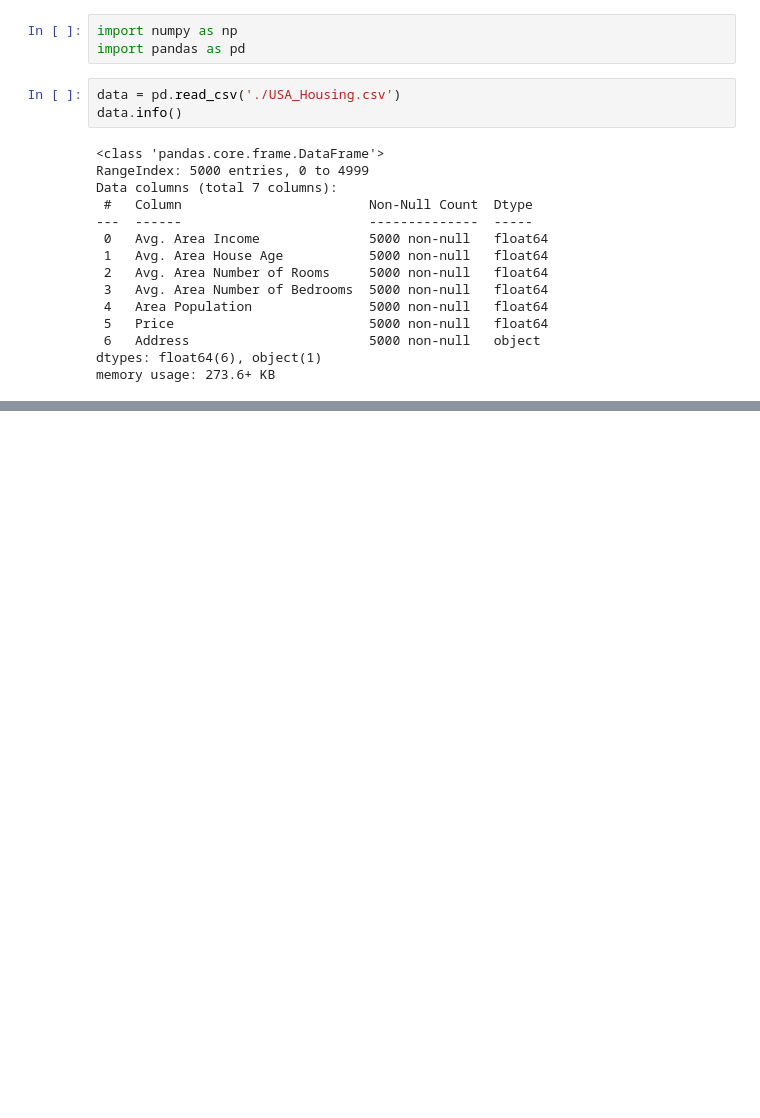
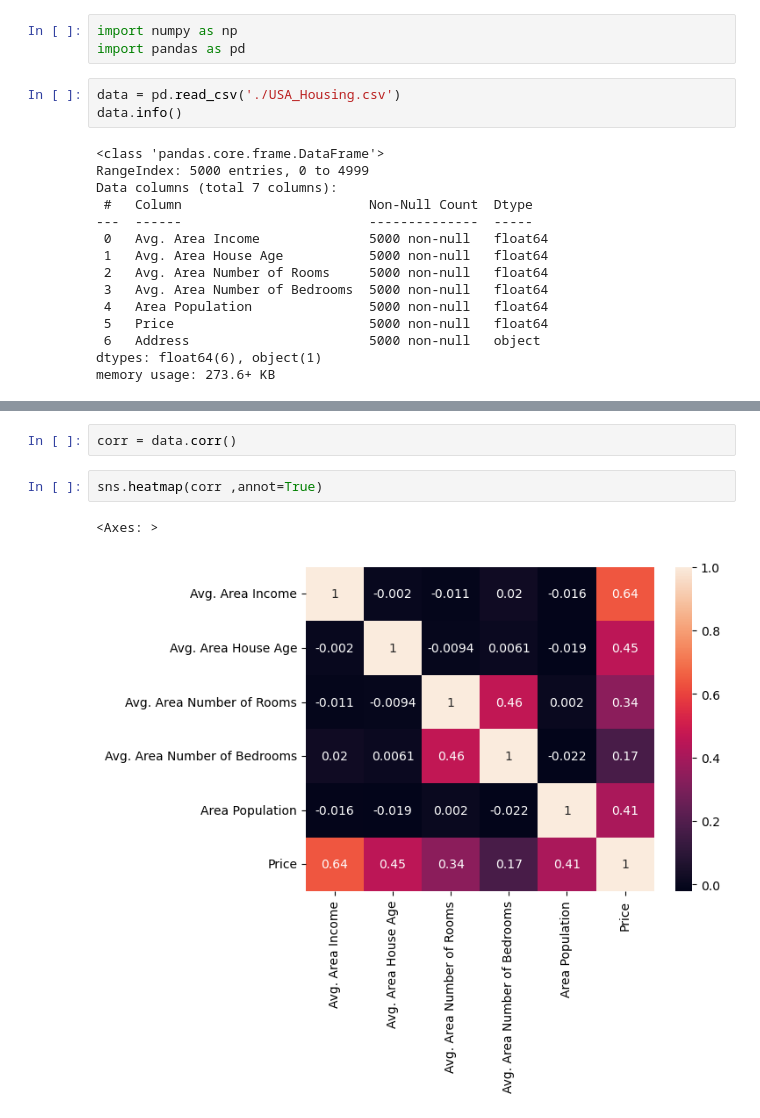
Before and after one commit to alex46x/Space, a Jupyter notebook: 04_AI_and_ML/Machine_Learning/USA_Housing/model.ipynb, the cells around one changed output, grey strips where cells are left out. Drawn from its saved outputs; the diff is of its cells as text; blank space fills up the shorter version.

```diff
--- a/04_AI_and_ML/Machine_Learning/USA_Housing/model.ipynb
+++ b/04_AI_and_ML/Machine_Learning/USA_Housing/model.ipynb
@@ -30,0 +87,7 @@ data.head()
+# %%
+corr = data.corr()
+# %%
+sns.heatmap(corr ,annot=True)
+# %% [output]
+<Axes: >
+[figure, added]
```
Also changed, not shown: parts of 6 cells of this notebook.
